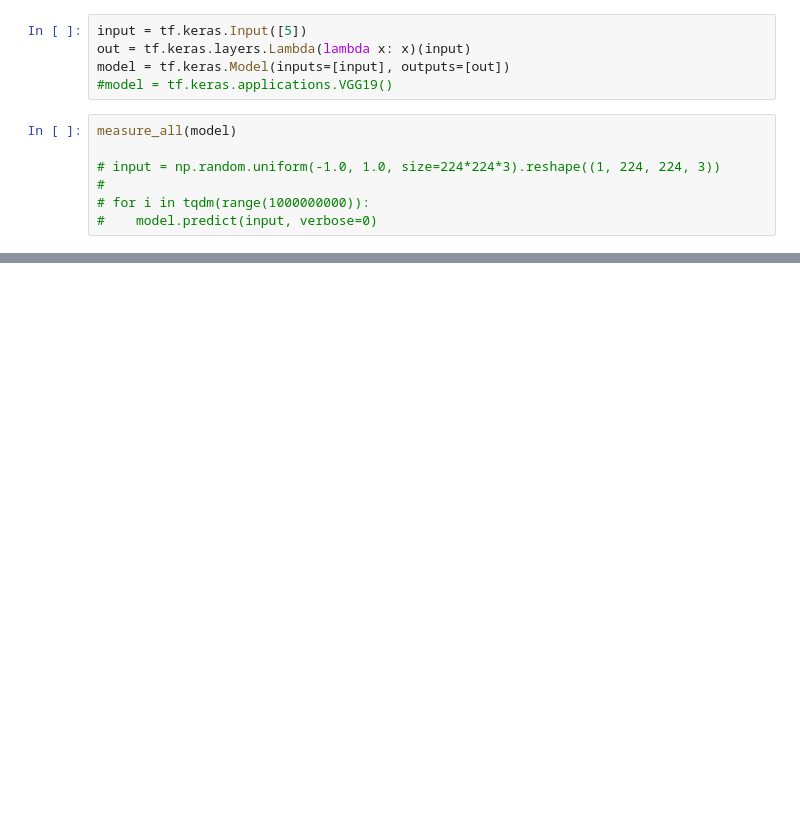
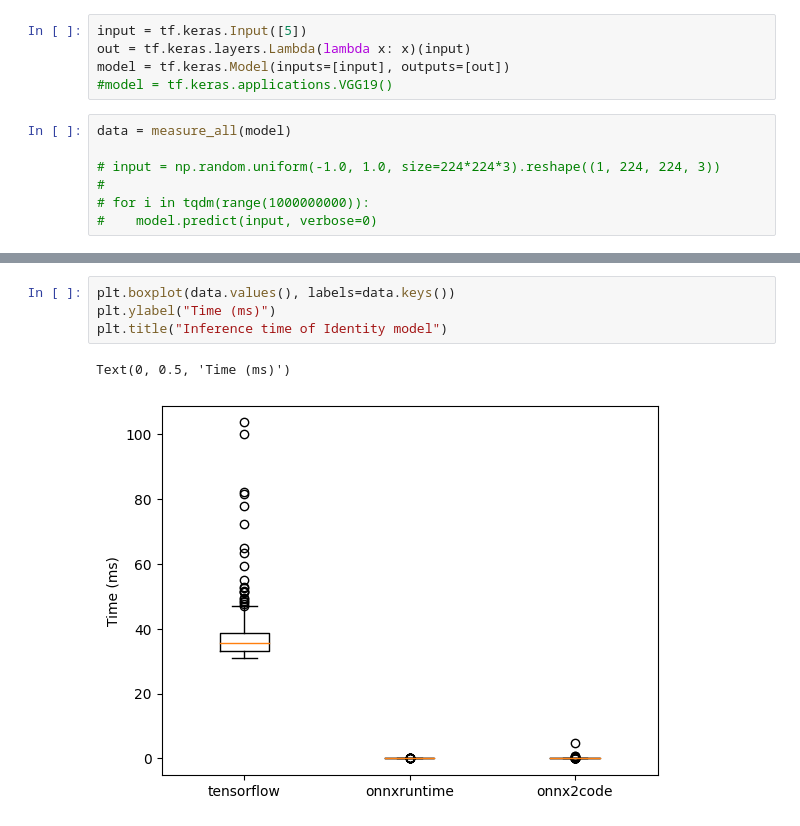
Before and after one commit to mlomb/onnx2code, a Jupyter notebook: evaluation/evaluation.ipynb, the cells around one changed output, grey strips where cells are left out. Saved outputs shown, nothing was run; the diff lists cells and outputs as text; blank space fills up the shorter version.

Commit message:
warmup and average runs, plots 📊

```diff
--- a/evaluation/evaluation.ipynb
+++ b/evaluation/evaluation.ipynb
@@ -10,7 +11,7 @@ out = tf.keras.layers.Lambda(lambda x: x)(input)
 model = tf.keras.Model(inputs=[input], outputs=[out])
 #model = tf.keras.applications.VGG19()
 # %%
-measure_all(model)
+data = measure_all(model)
 
 # input = np.random.uniform(-1.0, 1.0, size=224*224*3).reshape((1, 224, 224, 3))
 #
@@ -25,0 +44,7 @@ onnx2code: 0.0040128231048583984
+# %%
+plt.boxplot(data.values(), labels=data.keys())
+plt.ylabel("Time (ms)")
+plt.title("Inference time of Identity model")
+# %% [output]
+Text(0, 0.5, 'Time (ms)')
+[figure, added]
```
Also changed, not shown: parts of 3 cells of this notebook, 3 other files.
